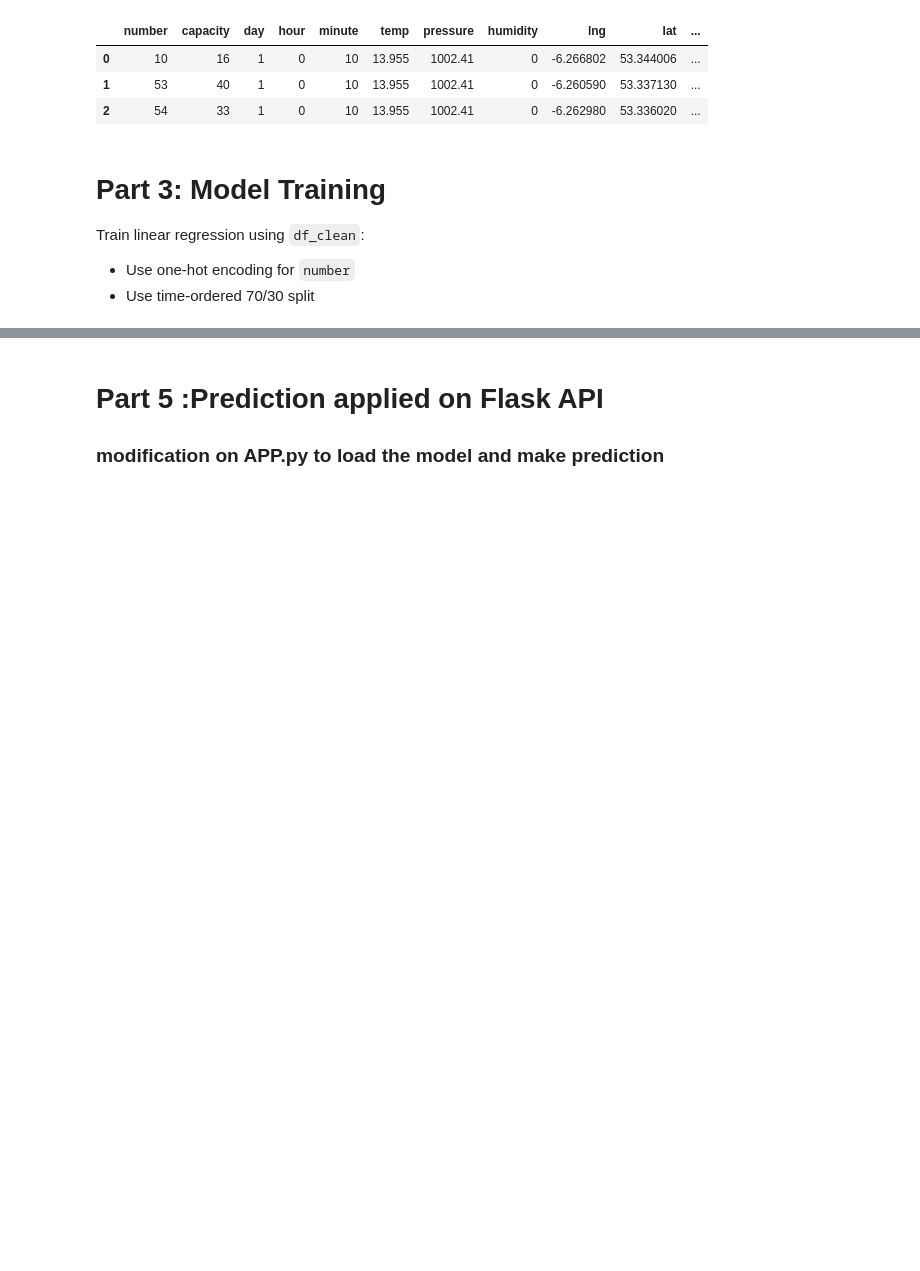
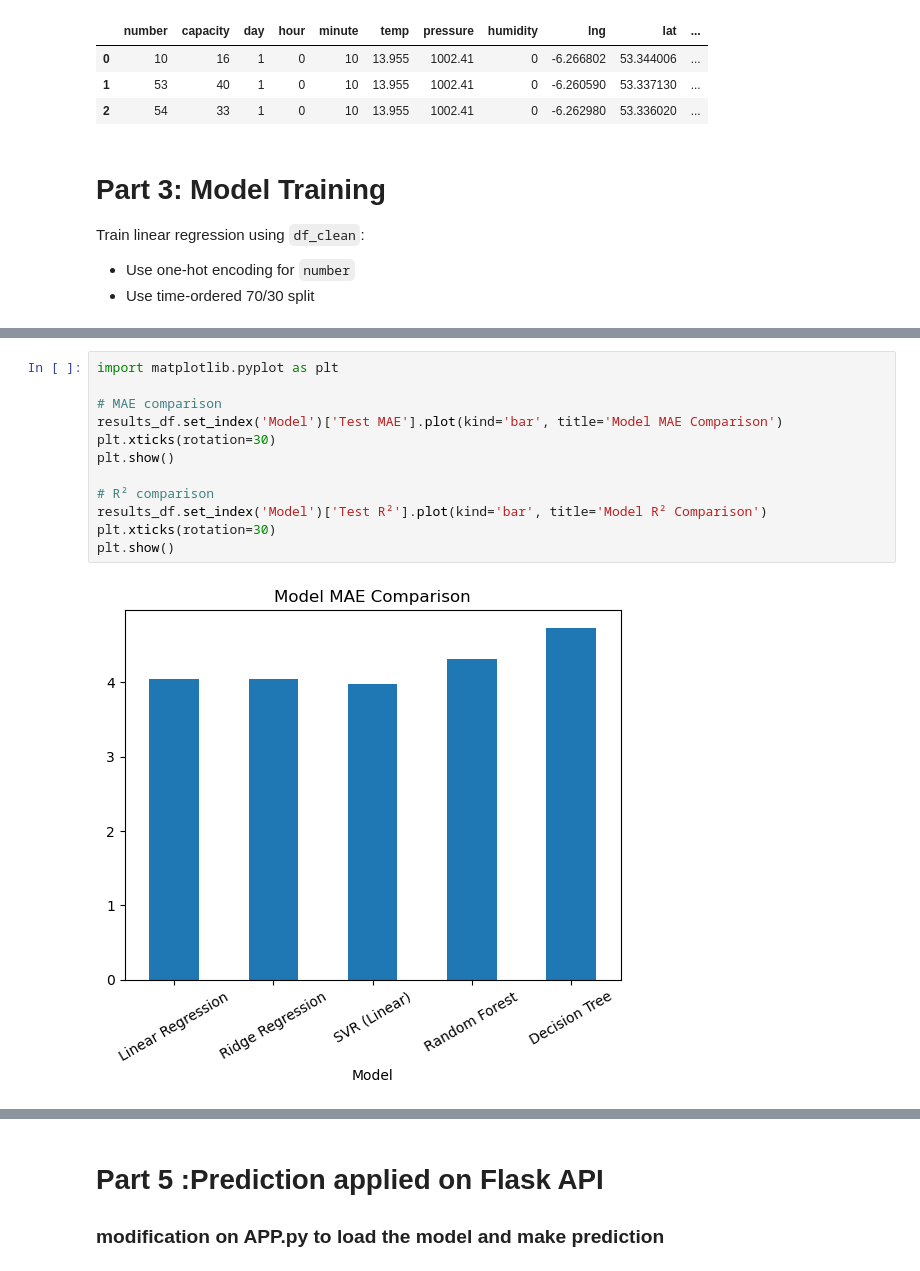
Before and after one commit to davidirving98/COMP30830-SE-Project-Work, a Jupyter notebook: machine_learning/ML.ipynb, the cells around one changed output, grey strips where cells are left out. Saved outputs shown, nothing was run; the diff lists cells and outputs as text; blank space fills up the shorter version.

```diff
--- a/machine_learning/ML.ipynb
+++ b/machine_learning/ML.ipynb
@@ -234,0 +325,14 @@ check this code for further models instance.
+# %%
+import matplotlib.pyplot as plt
+
+# MAE comparison
+results_df.set_index('Model')['Test MAE'].plot(kind='bar', title='Model MAE Comparison')
+plt.xticks(rotation=30)
+plt.show()
+
+# R² comparison
+results_df.set_index('Model')['Test R²'].plot(kind='bar', title='Model R² Comparison')
+plt.xticks(rotation=30)
+plt.show()
+# %% [output]
+[figure, added]
```
Also changed, not shown: parts of 13 cells of this notebook.
